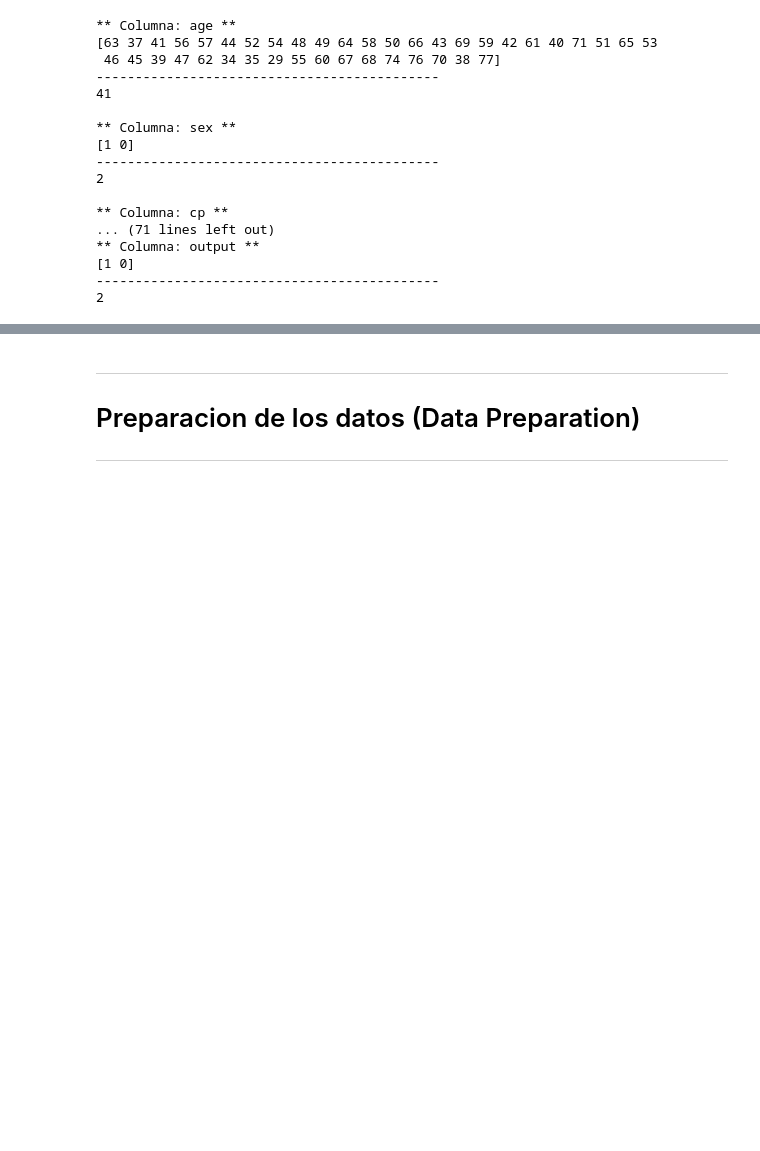
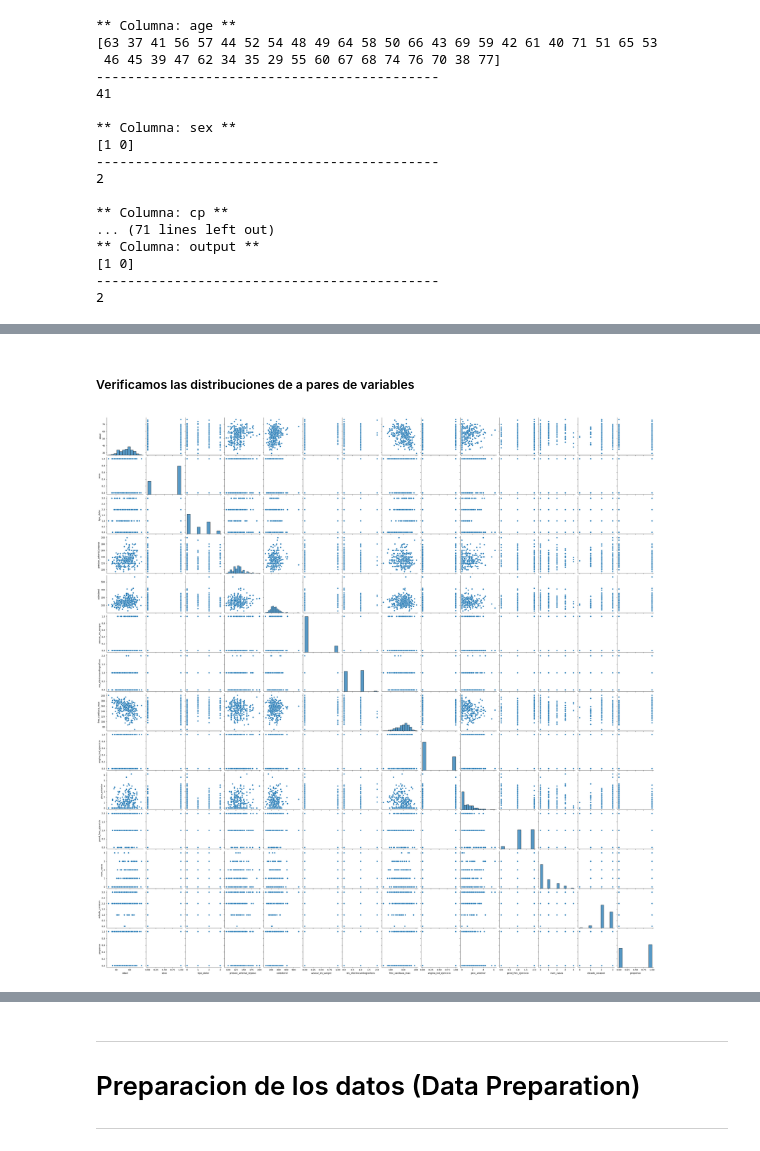
Before and after one commit to carlos1680/obligatorioML2, a Jupyter notebook: obligatorioML2.ipynb, the cells around one changed output, grey strips where cells are left out. Cells and saved outputs as stored; diff of their text form; code cells hidden in the pictures; blank space fills up the shorter version.

```diff
--- a/obligatorioML2.ipynb
+++ b/obligatorioML2.ipynb
@@ -279,0 +381,6 @@ for c in df_heart:
+# %% [markdown]
+##### Verificamos las distribuciones de a pares de variables
+# %%
+fig = sns.pairplot(df_heart)
+# %% [output]
+[figure, added]
```
Also changed, not shown: parts of 14 cells of this notebook, 1 other file.
